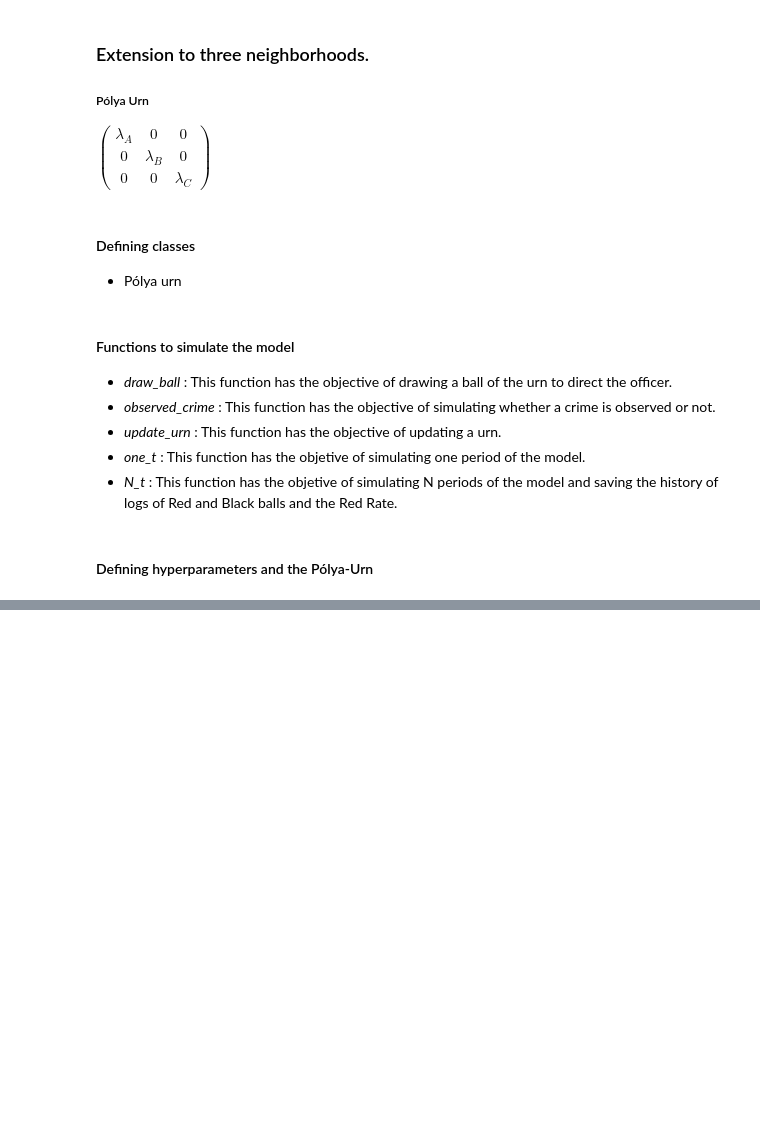
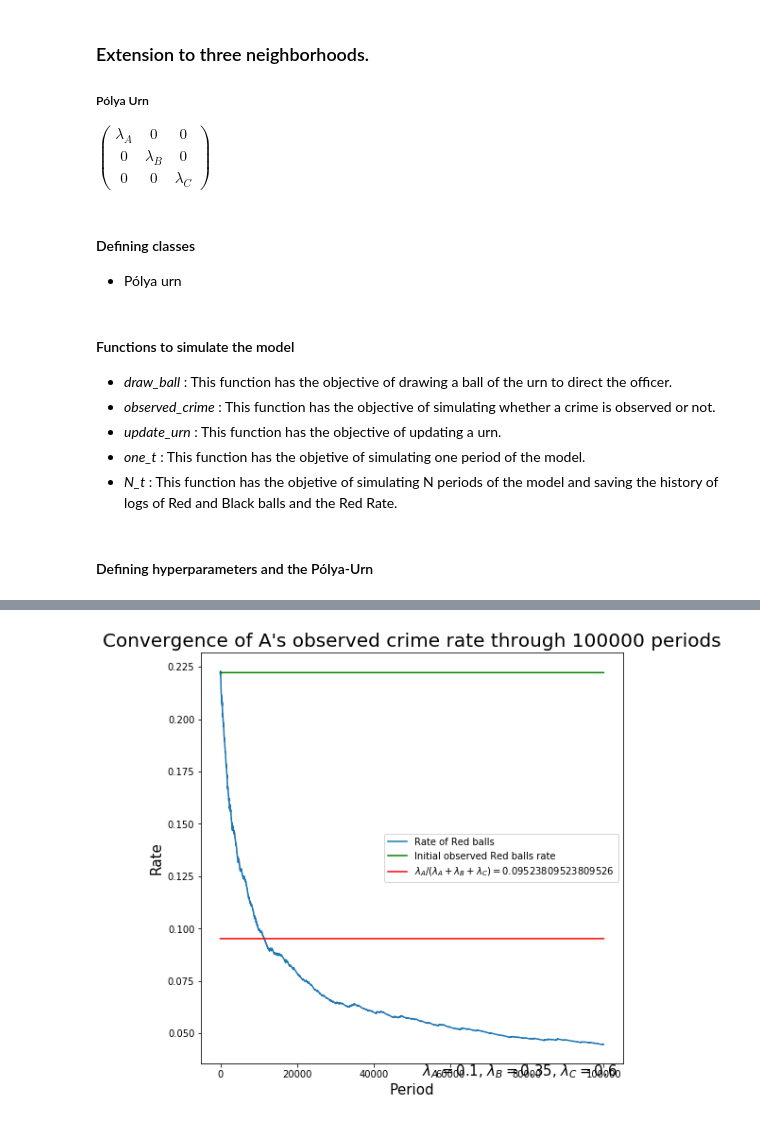
Before and after one commit to JuanMoreno11/Replication_feedback, a Jupyter notebook: N_neighborhoods.ipynb, the cells around one changed output, grey strips where cells are left out. Cells and saved outputs as stored; diff of their text form; code cells hidden in the pictures; blank space fills up the shorter version.

```diff
--- a/N_neighborhoods.ipynb
+++ b/N_neighborhoods.ipynb
@@ -204,0 +201,13 @@ plt.legend(('Rate of Red balls', 'Initial observed Red balls rate', '$\lambda_A/
+# %%
+class PolyaUrn:
+    def __init__(self,red_b, black_b, green_b,lambda_A, lambda_B, lambda_C):
+        self.red_b=red_b
+        self.black_b=black_b
+        self.green_b=green_b
+        self.lambda_A=lambda_A
+        self.lambda_B=lambda_B
+        self.lambda_C=lambda_C
+    def tot(self):
+        return(self.red_b+self.black_b+self.green_b)
+    def rate_red(self):
+        return(self.red_b/self.tot())
@@ -204,0 +355,14 @@ plt.legend(('Rate of Red balls', 'Initial observed Red balls rate', '$\lambda_A/
+# %%
+lambda_A=0.1 # probability of crime ocurring in the neighborhood A
+lambda_B=0.35 # probability of crime ocurring in the neighborhood B
+lambda_C=0.6
+red_balls=100 # The starting Red balls, current observed crimes in A
+black_balls=200 # The starting Black balls, current observed crimes in B
+green_balls=150
+N=100000 #Numer of periods
+urn=PolyaUrn(red_b=red_balls, black_b=black_balls, green_b=green_balls,
+             lambda_A=lambda_A, lambda_B=lambda_B, lambda_C=lambda_C) # definition of the urn
+# %%
+%%time
+## Run the model N times
+red, black, green,red_rate=N_t(urn, N, False)
@@ -204,0 +371,15 @@ plt.legend(('Rate of Red balls', 'Initial observed Red balls rate', '$\lambda_A/
+# %%
+# Plot results
+plt.figure(figsize=(8, 8))
+plt.plot(list(range(0,N)), red_rate)
+plt.plot(list(range(0,N)), [red_rate[0]]*N, color='green')
+plt.plot(list(range(0,N)), [urn.lambda_A/(urn.lambda_A+urn.lambda_B+urn.lambda_C)]*N, color='red')
+#plt.plot(list(range(0,N)), [urn.lambda_B]*N, color='purple')
+#plt.ylim([min([urn.lambda_A-0.1,red_balls/(red_balls+black_balls)-0.1]), max([urn.lambda_A+0.1,red_balls/(red_balls+black_balls)+0.1, max(red_rate)+0.1]) ])
+plt.title("Convergence of A's observed crime rate through {} periods". format(N), fontsize=20)
+plt.xlabel('Period', fontsize=15)
+plt.ylabel('Rate',fontsize=15)
+plt.text(y=min([urn.lambda_A-0.07,red_balls/(red_balls+black_balls)-0.07]), x=N-9.5*N/20, s='$\lambda_A ={}$, $\lambda_B ={}$, $\lambda_C ={}$ '.format(urn.lambda_A, urn.lambda_B, urn.lambda_C), fontsize=15)
+plt.legend(('Rate of Red balls', 'Initial observed Red balls rate', '$\lambda_A/(\lambda_A+\lambda_B+\lambda_C)=${}'.format(urn.lambda_A/(urn.lambda_A+urn.lambda_B+urn.lambda_C))));
+# %% [output]
+[figure, added]
```
Also changed, not shown: parts of 10 cells of this notebook.
